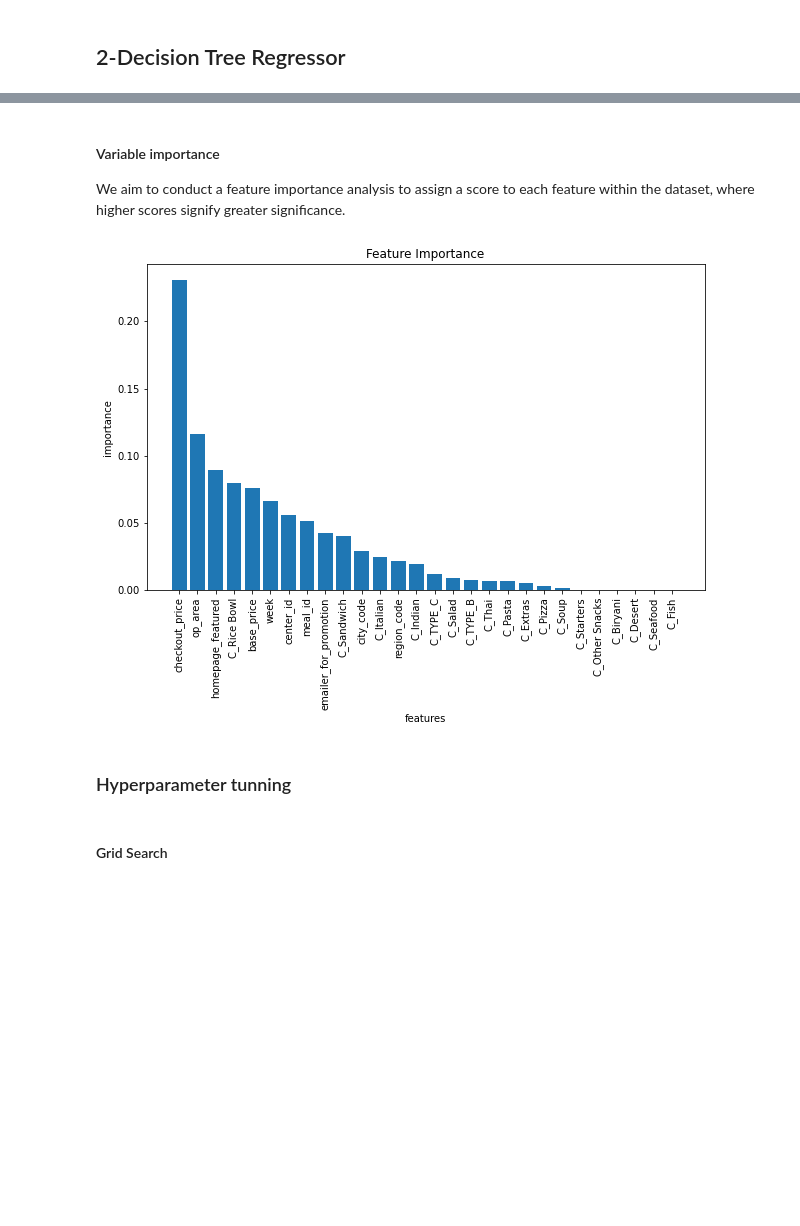
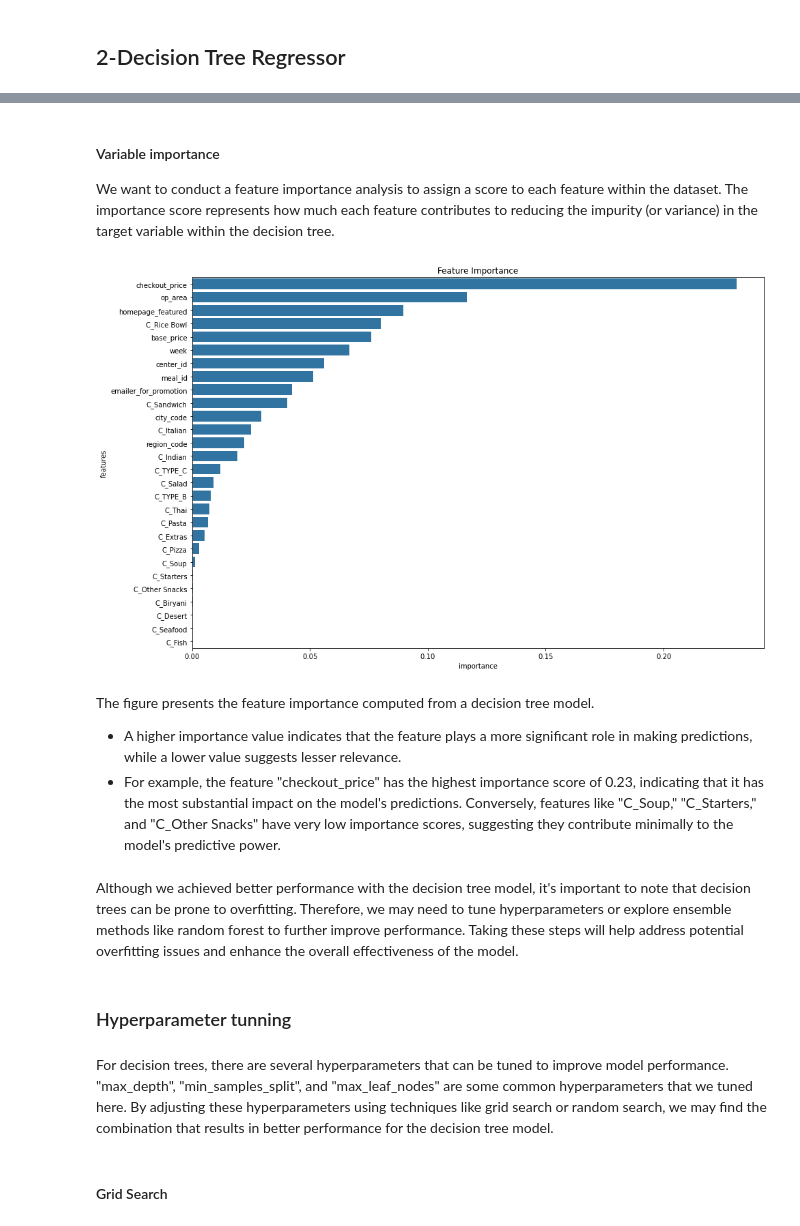
Before and after one commit to arezoo396/Capstone2-Food-Demand-Forecasting, a Jupyter notebook: Notebooks/Capstone2-Modeling.ipynb, the cells around one changed output, grey strips where cells are left out. Drawn from its saved outputs; the diff is of its cells as text; code cells hidden in the pictures; blank space fills up the shorter version.

```diff
--- a/Notebooks/Capstone2-Modeling.ipynb
+++ b/Notebooks/Capstone2-Modeling.ipynb
@@ -212,8 +258,9 @@ k=[k+1 for k in range(len(X_train.columns))]
 grid_params={'selector__k':k}
 
 #Perform GridSerach
-lr_grid_cv=GridSearchCV(pipeline,grid_params,cv=5, scoring='neg_mean_squared_error',n_jobs=-1)
-lr_grid_cv.fit(X_train,y_train)
+tss = TimeSeriesSplit(n_splits=5)
+lr_grid_cv=GridSearchCV(pipeline,grid_params,cv=tss, scoring='neg_mean_squared_error',n_jobs=-1)
+lr_grid_cv.fit(X_train,y_train.values.ravel())
 
 # Get the best parameters and best score
 hypertuningresult(grid_params,lr_grid_cv)
@@ -279,0 +321,10 @@ computation time: 21.60
+# %%
+#Initializing Lasso()
+lasso_reg=Lasso(random_state=42)
+
+# Defining GridSearchCV and fiting GridSearchCV() with X_train and y_train
+tss = TimeSeriesSplit(n_splits=5)
+grid_cv_model=GridSearchCV(estimator=lasso_reg, param_grid=grid_params, cv=tss, n_jobs=-1)
+grid_cv_model.fit(X_train,y_train)
+
+hypertuningresult(grid_params,grid_cv_model)
@@ -302,28 +377,37 @@ R2 score:  0.7298530962673169
 # %% [markdown]
 #### Variable importance
 
-We aim to conduct a feature importance analysis to assign a score to each feature within the dataset, where higher scores signify greater significance.
+We want to conduct a feature importance analysis to assign a score to each feature within the dataset. The importance score represents how much each feature contributes to reducing the impurity (or variance) in the target variable within the decision tree.
 # %%
 # Get feature importances
-importances = DTRModel.feature_importances_
+importances_DT = DTRModel.feature_importances_
 
-# Sort feature importances in descending order
-indices = np.argsort(importances)[::-1]
+#Create a dataframe with feature names and their importances
+#and sort feature importances in descending order
+feature_importance_DT=pd.DataFrame({'Feature': X_train.columns,'Importance': importances_DT})
+feature_importance_DT=feature_importance_DT.sort_values(by='Importance',  ascending=False)
 
-# Rearrange feature names based on feature importances
-names = [X_train.columns[i] for i in indices]
-
-# Plot
-plt.figure(figsize=(10, 6))
+# Plot feature importances
+plt.figure(figsize=(15, 10))
 plt.title("Feature Importance")
-plt.bar(range(X_train.shape[1]), importances[indices])
-plt.xticks(range(X_train.shape[1]), names, rotation=90)
-plt.xlabel('features')
-plt.ylabel('importance')
+#plt.bar(range(X_train.shape[1]), importances[indices])
+#plt.xticks(range(X_train.shape[1]), names, rotation=90)
+sns.barplot(x='Importance', y='Feature', data=feature_importance_DT)
+plt.title('Feature Importance')
+plt.ylabel('features')
+plt.xlabel('importance')
 plt.show()
 # %% [output]
-[figure, old version]
+[figure, new version]
+# %% [markdown]
+The figure presents the feature importance computed from a decision tree model.
+- A higher importance value indicates that the feature plays a more significant role in making predictions, while a lower value suggests lesser relevance.
+- For example, the feature "checkout_price" has the highest importance score of 0.23, indicating that it has the most substantial impact on the model's predictions. Conversely, features like "C_Soup," "C_Starters," and "C_Other Snacks" have very low importance scores, suggesting they contribute minimally to the model's predictive power.
+# %% [markdown]
+Although we achieved better performance with the decision tree model, it's important to note that decision trees can be prone to overfitting. Therefore, we may need to tune hyperparameters or explore ensemble methods like random forest to further improve performance. Taking these steps will help address potential overfitting issues and enhance the overall effectiveness of the model.
 # %% [markdown]
 ### Hyperparameter tunning
+# %% [markdown]
+For decision trees, there are several hyperparameters that can be tuned to improve model performance. "max_depth", "min_samples_split", and "max_leaf_nodes" are some common hyperparameters that we tuned here. By adjusting these hyperparameters using techniques like grid search or random search, we may find the combination that results in better performance for the decision tree model.
 # %% [markdown]
 #### Grid Search
```
Also changed, not shown: parts of 85 cells of this notebook.
